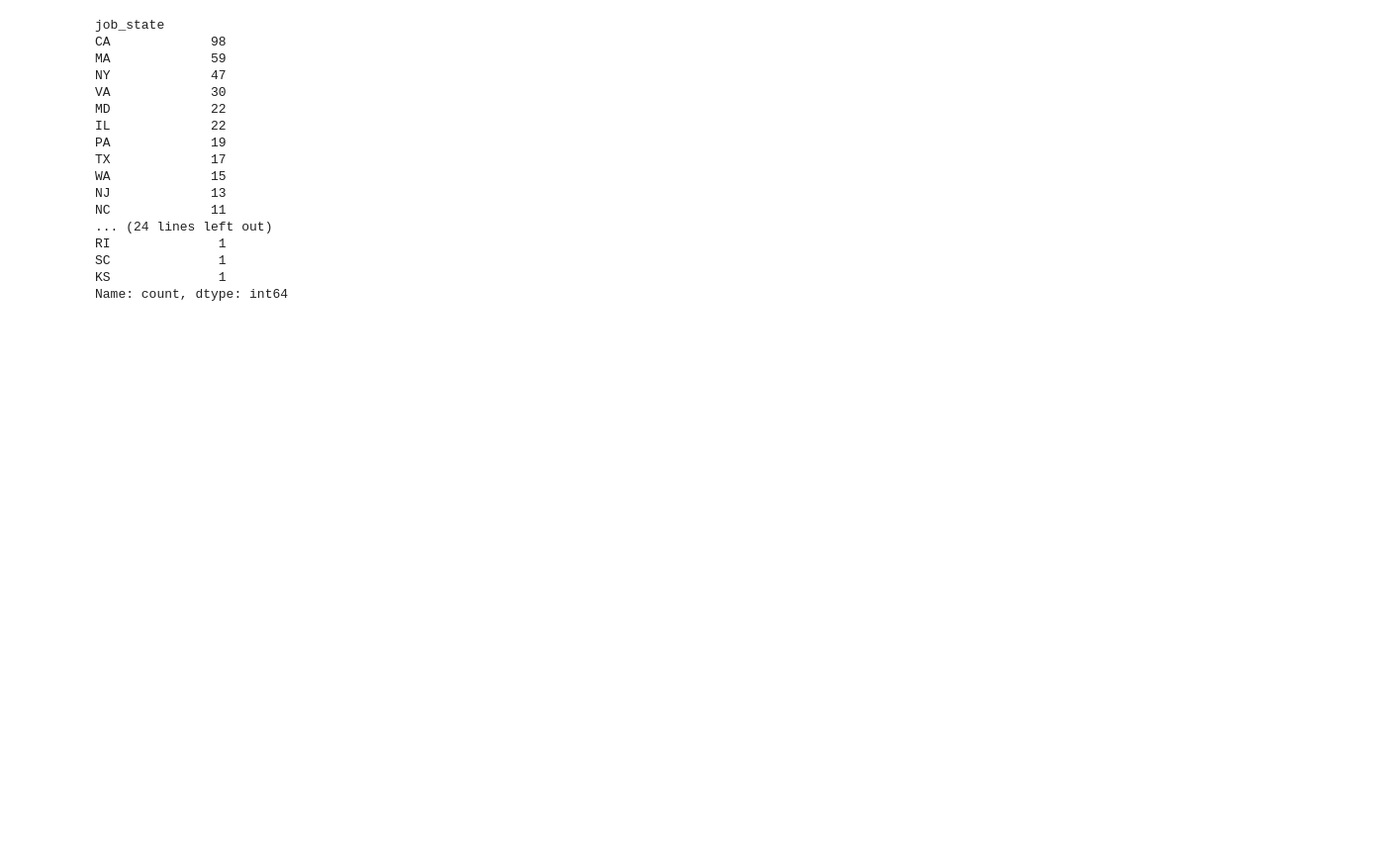
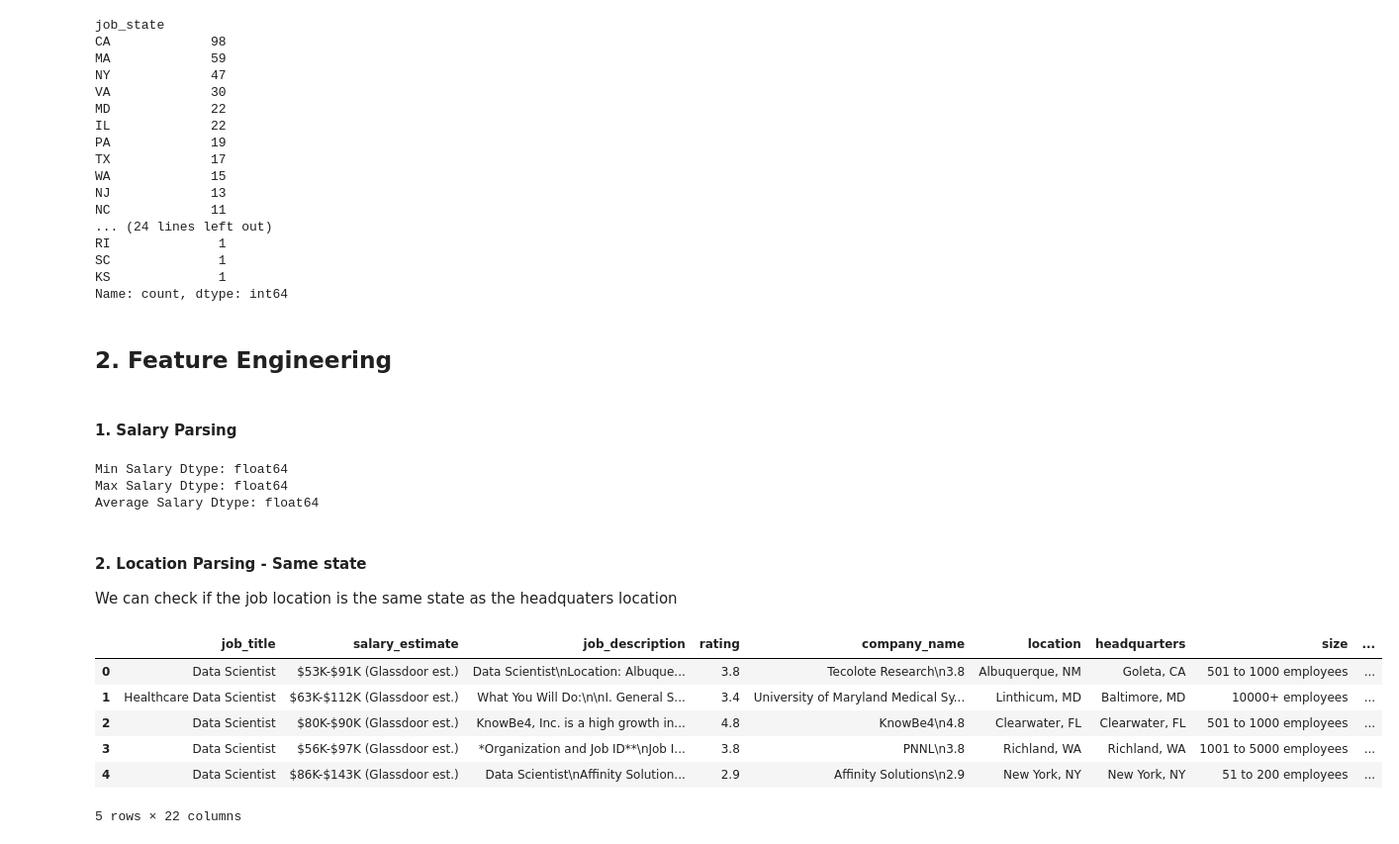
Before and after one commit to yasasbanukaofficial/glassdoor-job-market-insights, a Jupyter notebook: notebooks/01_data_cleaning.ipynb, the cells around one changed output. Shown at 99% size. Saved outputs shown, nothing was run; the diff lists cells and outputs as text; code cells hidden in the pictures; blank space fills up the shorter version.

Commit message:
feat(cleaning): data cleaning script created, exported clean dataset file

```diff
--- a/notebooks/01_data_cleaning.ipynb
+++ b/notebooks/01_data_cleaning.ipynb
@@ -145,3 +146,43 @@ RI              1
 SC              1
 KS              1
 Name: count, dtype: int64
+# %% [markdown]
+## 2. Feature Engineering
+# %% [markdown]
+#### 1. Salary Parsing
+# %%
+df['hourly'] = df['salary_estimate'].apply(lambda x: 1 if 'per hour' in x.lower() else 0)
+df['employer_provided_salary'] = df['salary_estimate'].apply(lambda x: 1 if 'Employer Provided Salary' in x.lower() else 0)
+
+salary = df['salary_estimate'].apply(lambda x: x.split('(')[0])
+minus_kd = salary.apply(lambda x: x.replace('$', '').replace('K', ''))
+minus_hr = minus_kd.apply(lambda x: x.lower().replace('per hour', '').replace('employer provided salary:', ''))
+
+df['min_salary'] = minus_hr.apply(lambda x: float(x.split('-')[0]))
+df['max_salary'] = minus_hr.apply(lambda x: float(x.split('-')[1]))
+df['avg_salary'] = df['min_salary'] + df['min_salary'] / 2.0
+
+df[['min_salary', 'max_salary', 'avg_salary']].head(10)
+
+print(f"Min Salary Dtype: {df['min_salary'].dtype}")
+print(f"Max Salary Dtype: {df['max_salary'].dtype}")
+print(f"Average Salary Dtype: {df['avg_salary'].dtype}")
+# %% [output]
+Min Salary Dtype: float64
+Max Salary Dtype: float64
+Average Salary Dtype: float64
+# %% [markdown]
+#### 2. Location Parsing - Same state
+
+We can check if the job location is the same state as the headquaters location
+# %%
+df['same_state'] = df.apply(lambda x: 1 if x.location == x.headquarters else 0, axis=1)
+df.head()
+# %% [output]
+|  | job_title | salary_estimate | job_description | rating | company_name | location | headquarters | size | ... |
+| 0 | Data Scientist | $53K-$91K (Glassdoor est.) | Data Scientist\nLocation: Albuque... | 3.8 | Tecolote Research\n3.8 | Albuquerque, NM | Goleta, CA | 501 to 1000 employees | ... |
+| 1 | Healthcare Data Scientist | $63K-$112K (Glassdoor est.) | What You Will Do:\n\nI. General S... | 3.4 | University of Maryland Medical Sy... | Linthicum, MD | Baltimore, MD | 10000+ employees | ... |
+| 2 | Data Scientist | $80K-$90K (Glassdoor est.) | KnowBe4, Inc. is a high growth in... | 4.8 | KnowBe4\n4.8 | Clearwater, FL | Clearwater, FL | 501 to 1000 employees | ... |
+| 3 | Data Scientist | $56K-$97K (Glassdoor est.) | *Organization and Job ID**\nJob I... | 3.8 | PNNL\n3.8 | Richland, WA | Richland, WA | 1001 to 5000 employees | ... |
+| 4 | Data Scientist | $86K-$143K (Glassdoor est.) | Data Scientist\nAffinity Solution... | 2.9 | Affinity Solutions\n2.9 | New York, NY | New York, NY | 51 to 200 employees | ... |
+5 rows × 22 columns
```
Also changed, not shown: parts of 11 cells of this notebook, 1 other file.
